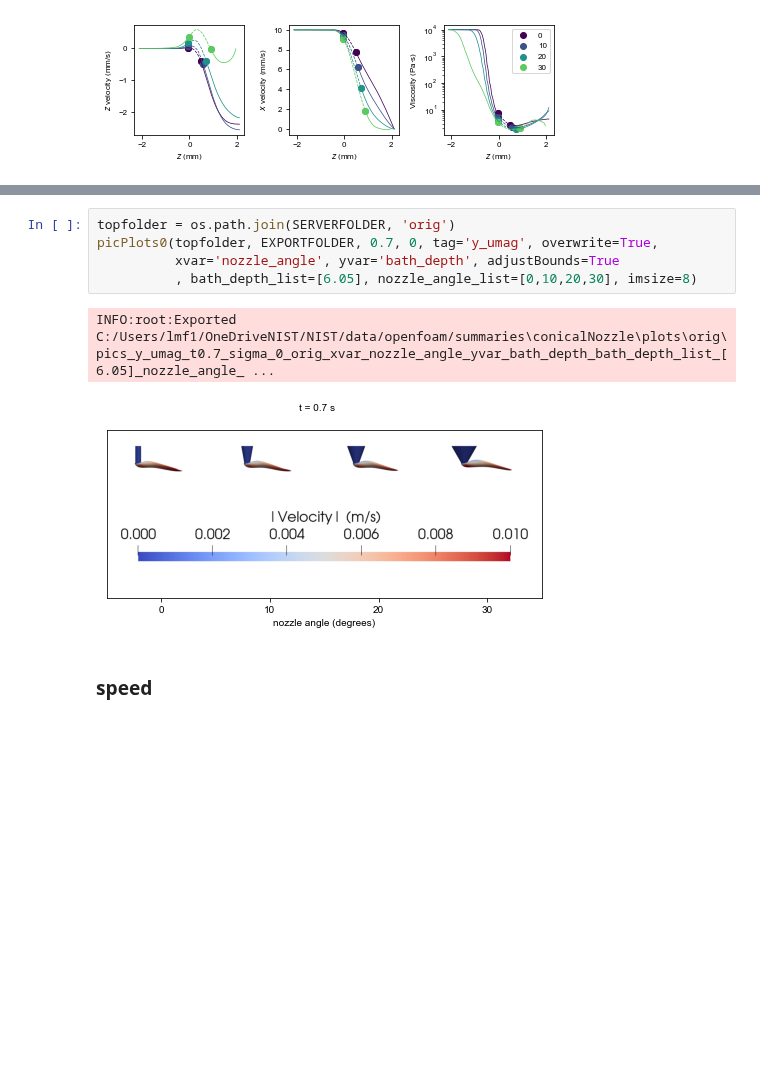
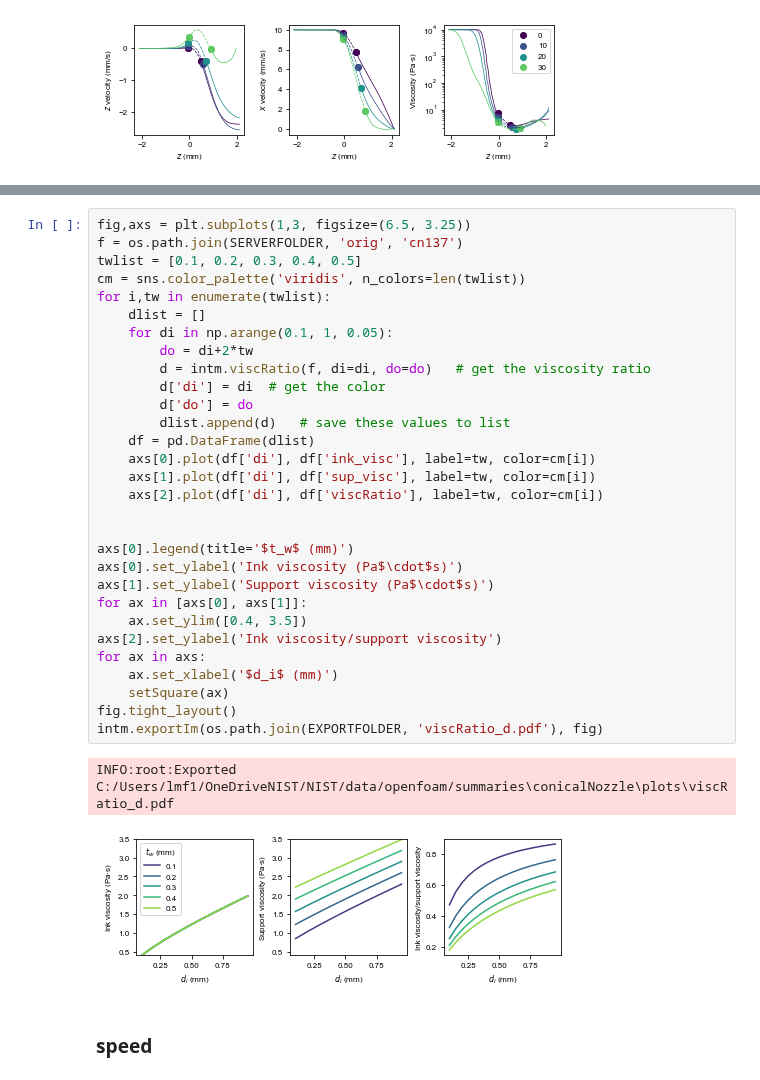
Before and after one commit to usnistgov/openfoamEmbedded3DP, a Jupyter notebook: pythonscripts/interfacemetrics_conicalNozzle.ipynb, the cells around one changed output, grey strips where cells are left out. Saved outputs shown, nothing was run; the diff lists cells and outputs as text; blank space fills up the shorter version.

```diff
--- a/pythonscripts/interfacemetrics_conicalNozzle.ipynb
+++ b/pythonscripts/interfacemetrics_conicalNozzle.ipynb
@@ -202,14 +180,39 @@ picPlots0(topfolder, EXPORTFOLDER, 2.5, 0, tag='a_stre', overwrite=True, xvar='n
 # %% [output]
 INFO:root:Exported C:/Users/lmf1/OneDriveNIST/NIST/data/openfoam/summaries\conicalNozzle\plots\orig\pics_a_stre_t2.5_sigma_0_orig_xvar_nozzle_angle_yvar_bath_depth_bath_depth_list_[6.05]_nozzle_angle_ ...
 [figure]
-# %%
-topfolder = os.path.join(SERVERFOLDER, 'orig')
-picPlots0(topfolder, EXPORTFOLDER, 0.7, 0, tag='y_umag', overwrite=True,
-          xvar='nozzle_angle', yvar='bath_depth', adjustBounds=True
-          , bath_depth_list=[6.05], nozzle_angle_list=[0,10,20,30], imsize=8)
-# %% [output]
-INFO:root:Exported C:/Users/lmf1/OneDriveNIST/NIST/data/openfoam/summaries\conicalNozzle\plots\orig\pics_y_umag_t0.7_sigma_0_orig_xvar_nozzle_angle_yvar_bath_depth_bath_depth_list_[6.05]_nozzle_angle_ ...
-[figure, removed]
+# %%
+fig,axs = plt.subplots(1,3, figsize=(6.5, 3.25))
+f = os.path.join(SERVERFOLDER, 'orig', 'cn137')
+twlist = [0.1, 0.2, 0.3, 0.4, 0.5]
+cm = sns.color_palette('viridis', n_colors=len(twlist))
+for i,tw in enumerate(twlist):
+    dlist = []
+    for di in np.arange(0.1, 1, 0.05):
+        do = di+2*tw
+        d = intm.viscRatio(f, di=di, do=do)   # get the viscosity ratio
+        d['di'] = di  # get the color
+        d['do'] = do
+        dlist.append(d)   # save these values to list
+    df = pd.DataFrame(dlist)
+    axs[0].plot(df['di'], df['ink_visc'], label=tw, color=cm[i])
+    axs[1].plot(df['di'], df['sup_visc'], label=tw, color=cm[i])
+    axs[2].plot(df['di'], df['viscRatio'], label=tw, color=cm[i])
+
+
+axs[0].legend(title='$t_w$ (mm)')
+axs[0].set_ylabel('Ink viscosity (Pa$\cdot$s)')
+axs[1].set_ylabel('Support viscosity (Pa$\cdot$s)')
+for ax in [axs[0], axs[1]]:
+    ax.set_ylim([0.4, 3.5])
+axs[2].set_ylabel('Ink viscosity/support viscosity')
+for ax in axs:
+    ax.set_xlabel('$d_i$ (mm)')
+    setSquare(ax)
+fig.tight_layout()
+intm.exportIm(os.path.join(EXPORTFOLDER, 'viscRatio_d.pdf'), fig)
+# %% [output]
+INFO:root:Exported C:/Users/lmf1/OneDriveNIST/NIST/data/openfoam/summaries\conicalNozzle\plots\viscRatio_d.pdf
+[figure, added]
 # %% [markdown]
 ### speed
 # %%
```
Also changed, not shown: parts of 28 cells of this notebook, 16 other files.
